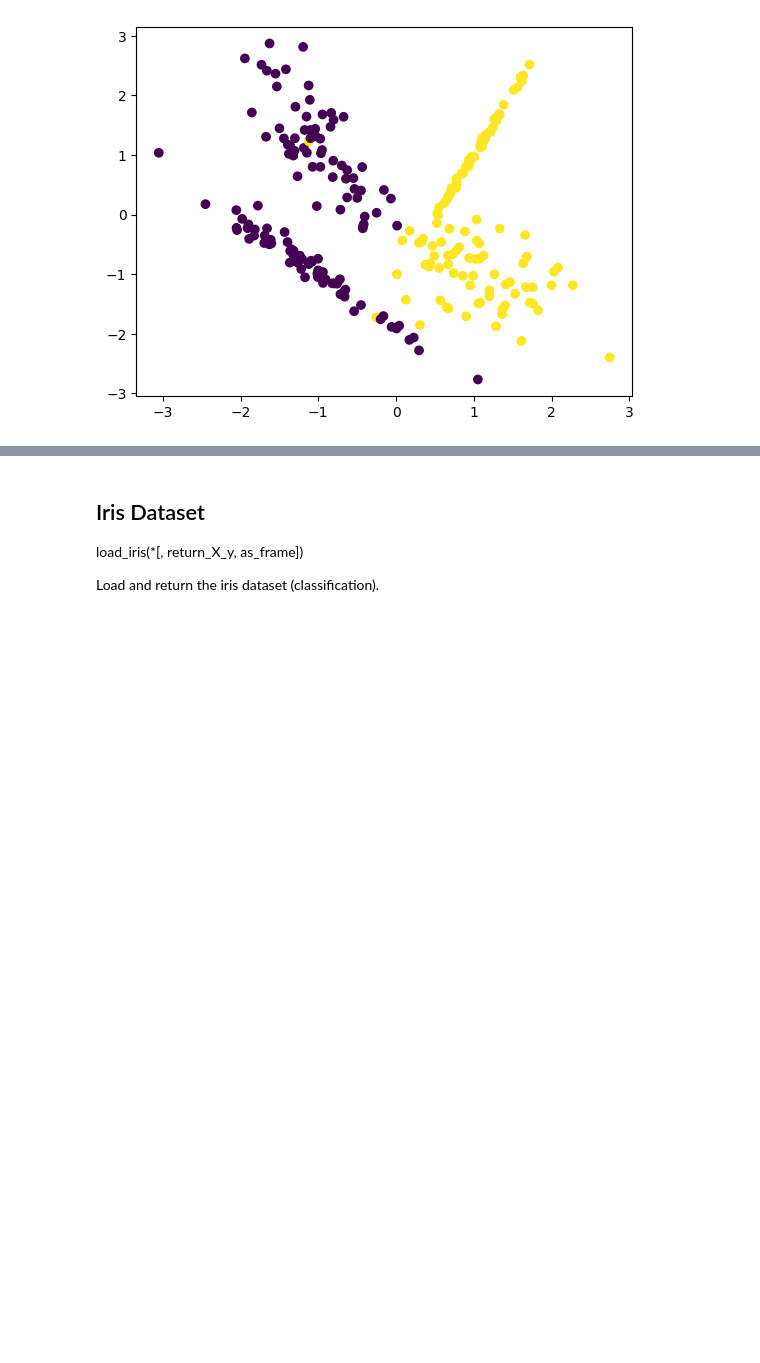
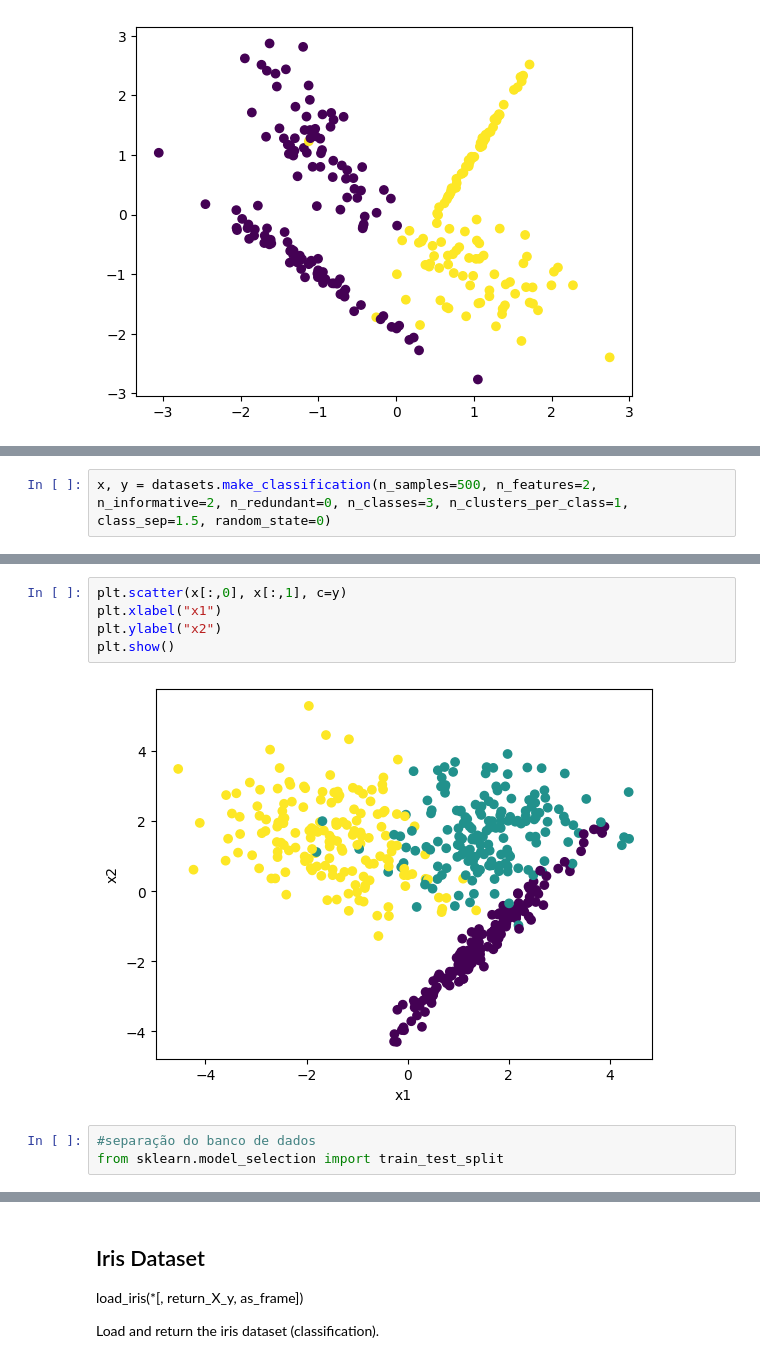
Before and after one commit to viktoruebelhart/pos_facens, a Jupyter notebook: Intro_AI_Supervisionado.ipynb, the cells around one changed output, grey strips where cells are left out. Saved outputs shown, nothing was run; the diff lists cells and outputs as text; blank space fills up the shorter version.

```diff
--- a/Intro_AI_Supervisionado.ipynb
+++ b/Intro_AI_Supervisionado.ipynb
@@ -96,0 +99,2 @@ plt.show()
+# %%
+x, y = datasets.make_classification(n_samples=500, n_features=2, n_informative=2, n_redundant=0, n_classes=3, n_clusters_per_class=1, class_sep=1.5, random_state=0)
@@ -96,0 +121,10 @@ plt.show()
+# %%
+plt.scatter(x[:,0], x[:,1], c=y)
+plt.xlabel("x1")
+plt.ylabel("x2")
+plt.show()
+# %% [output]
+[figure, added]
+# %%
+#separação do banco de dados
+from sklearn.model_selection import train_test_split
```
Also changed, not shown: parts of 37 cells of this notebook.
